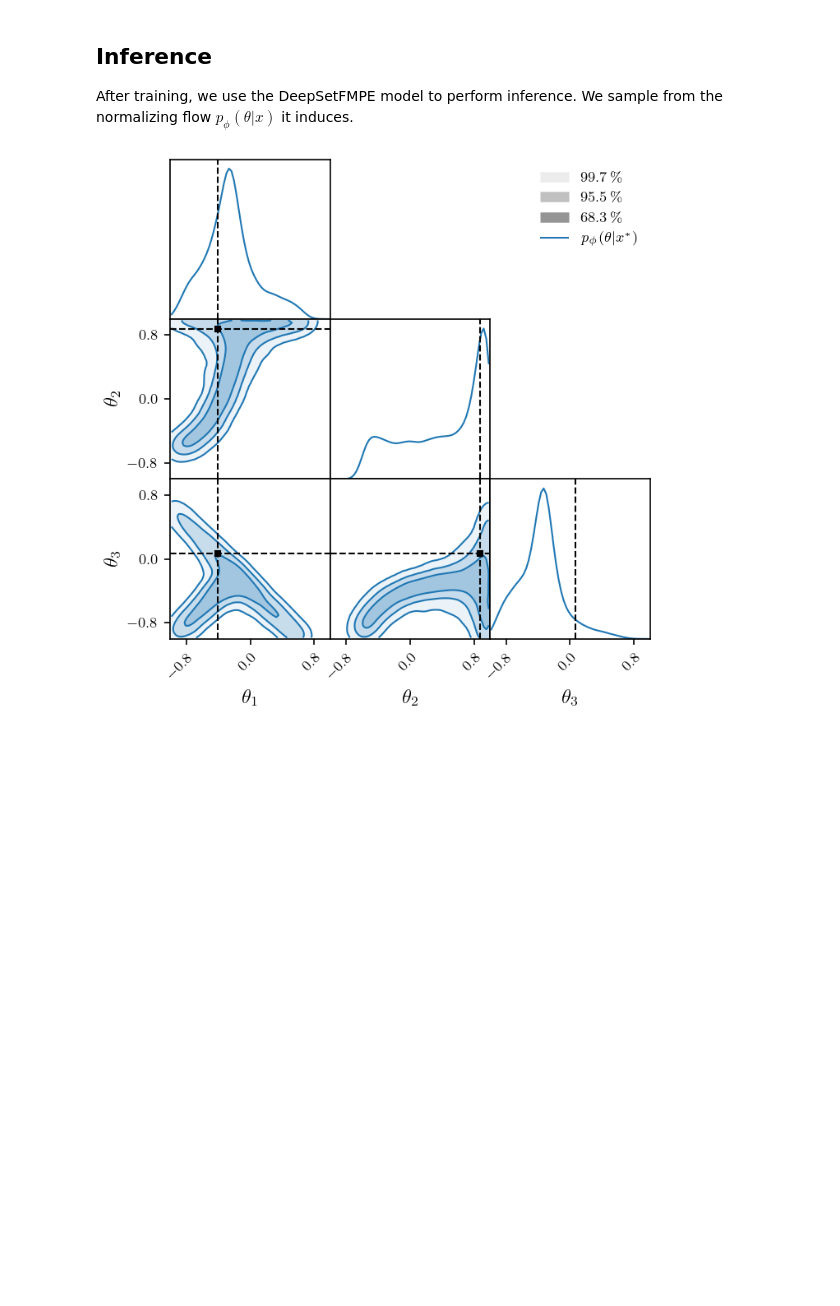
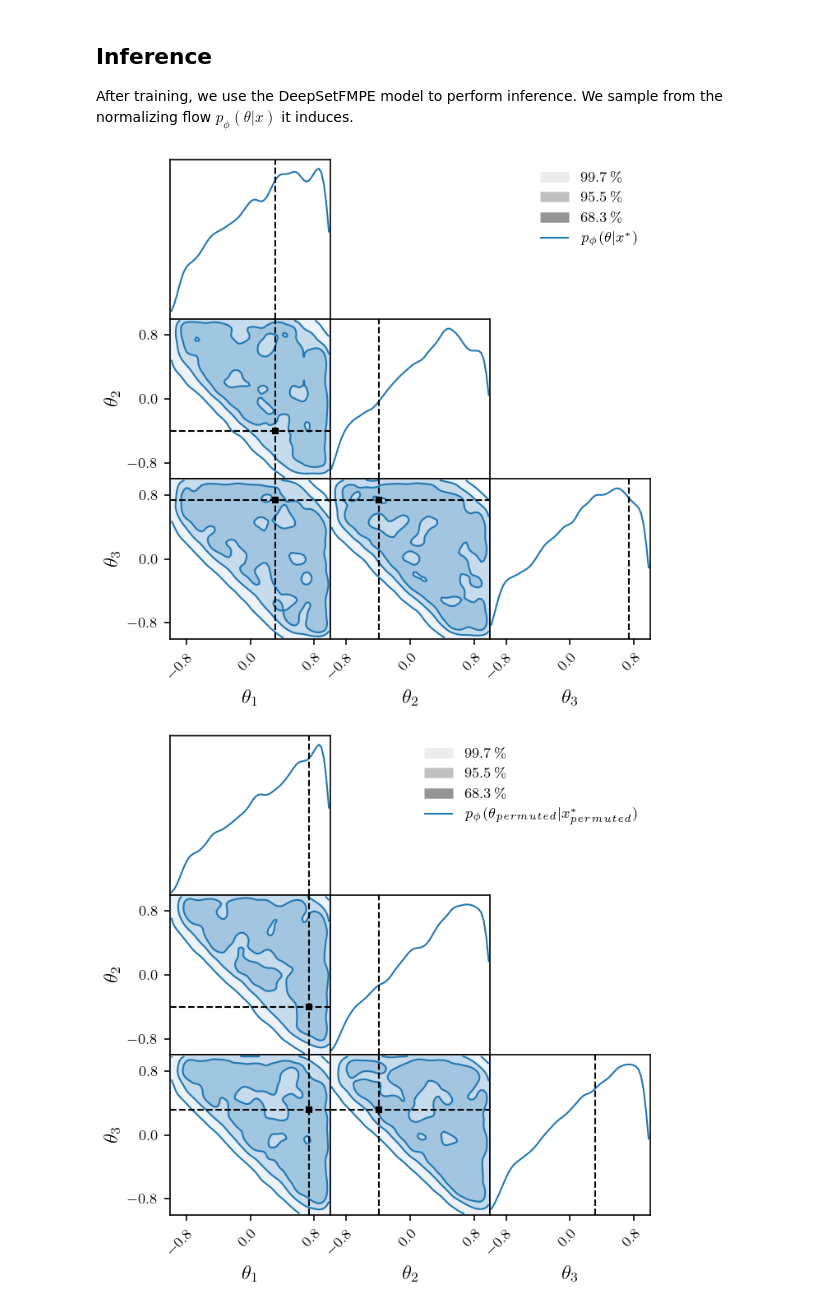
Before and after one commit to wenkaip-personal/Project-AI, a Jupyter notebook: experiments/fmpe_deep_sets.ipynb, the cells around one changed output. Cells and saved outputs as stored; diff of their text form; code cells hidden in the pictures; blank space fills up the shorter version.

```diff
--- a/experiments/fmpe_deep_sets.ipynb
+++ b/experiments/fmpe_deep_sets.ipynb
@@ -80,15 +96,54 @@ with torch.no_grad():
+# %%
+theta_star = prior.sample()
+x_star = simulator(theta_star)
+
+# Permute theta_star to test permutation invariance
+theta_star = theta_star.unsqueeze(0)  # Reshape to 2D tensor for permutation
+# Generating a permutation of theta_star
+permuted_theta_star = theta_star[:, torch.randperm(theta_star.size(-1))]
+# Reshape theta_star and permuted_theta_star to 1D tensors
+theta_star = theta_star.view(-1)
+permuted_theta_star = permuted_theta_star.view(-1)
+# simulating again
+x_star_permuted = simulator(permuted_theta_star)
+
+estimator.eval()
+
+with torch.no_grad():
+    # Evaluate the log probability and sample for the original theta_star
+    log_p_original = estimator.flow(x_star).log_prob(theta_star)
+    samples_original = estimator.flow(x_star).sample((2**14,))
+
+    # Evaluate the log probability and sample for the permuted theta_star
+    log_p_permuted = estimator.flow(x_star_permuted).log_prob(permuted_theta_star)
+    samples_permuted = estimator.flow(x_star_permuted).sample((2**14,))
+
+    # Debug: Check if the posterior is permutation invariant by comparing log probabilities
+    # assert torch.allclose(log_p_original, log_p_permuted, atol=1e-5), "Posterior is not permutation invariant"
 # %%
 plt.rcParams.update(nice_rc(latex=True))  # nicer plot settings
 
-fig = corner(
-    samples,
+# Plot for original samples and theta_star
+fig_original = corner(
+    samples_original,
     smooth=2,
     domain=(LOWER, UPPER),
     labels=LABELS,
     legend=r'$p_\phi(\theta | x^*)$',
     figsize=(4.8, 4.8),
 )
+mark_point(fig_original, theta_star)
 
-mark_point(fig, theta_star)
+# Plot for permuted samples and permuted_theta_star
+fig_permuted = corner(
+    samples_permuted,
+    smooth=2,
+    domain=(LOWER, UPPER),
+    labels=LABELS,
+    legend=r'$p_\phi(\theta_{permuted} | x^*_{permuted})$',
+    figsize=(4.8, 4.8),
+)
+mark_point(fig_permuted, permuted_theta_star)
 # %% [output]
-[figure, old version]
+[figure, new version]
+[figure, added]
```
Also changed, not shown: parts of 5 cells of this notebook, 1 other file.
